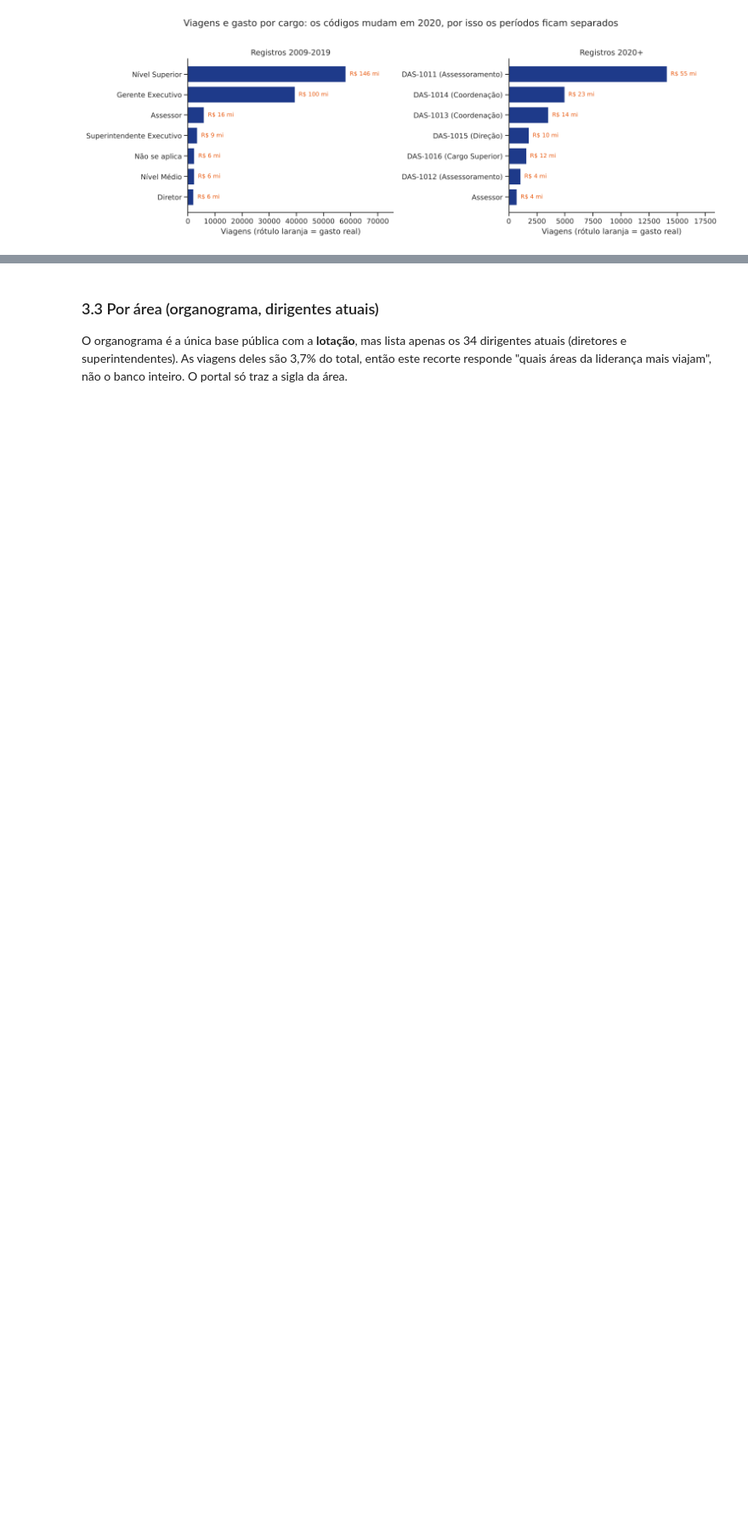
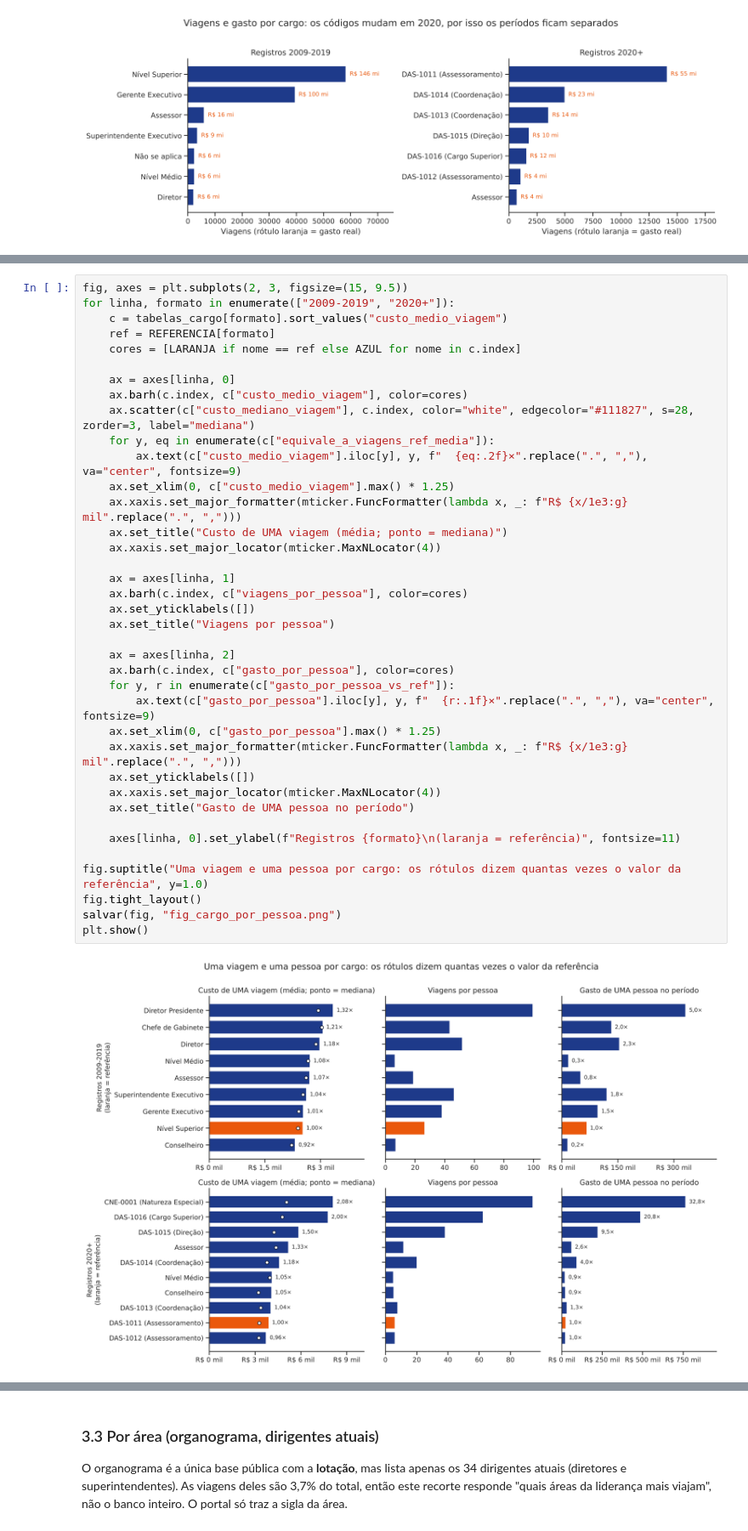
Before and after one commit to mochilicius/g2lingprog, a Jupyter notebook: notebooks/analise_exploratoria.ipynb, the cells around one changed output, grey strips where cells are left out. Shown at 85% size. Saved outputs shown, nothing was run; the diff lists cells and outputs as text; blank space fills up the shorter version.

```diff
--- a/notebooks/analise_exploratoria.ipynb
+++ b/notebooks/analise_exploratoria.ipynb
@@ -300,0 +362,40 @@ plt.show()
+# %%
+fig, axes = plt.subplots(2, 3, figsize=(15, 9.5))
+for linha, formato in enumerate(["2009-2019", "2020+"]):
+    c = tabelas_cargo[formato].sort_values("custo_medio_viagem")
+    ref = REFERENCIA[formato]
+    cores = [LARANJA if nome == ref else AZUL for nome in c.index]
+
+    ax = axes[linha, 0]
+    ax.barh(c.index, c["custo_medio_viagem"], color=cores)
+    ax.scatter(c["custo_mediano_viagem"], c.index, color="white", edgecolor="#111827", s=28, zorder=3, label="mediana")
+    for y, eq in enumerate(c["equivale_a_viagens_ref_media"]):
+        ax.text(c["custo_medio_viagem"].iloc[y], y, f"  {eq:.2f}×".replace(".", ","), va="center", fontsize=9)
+    ax.set_xlim(0, c["custo_medio_viagem"].max() * 1.25)
+    ax.xaxis.set_major_formatter(mticker.FuncFormatter(lambda x, _: f"R$ {x/1e3:g} mil".replace(".", ",")))
+    ax.set_title("Custo de UMA viagem (média; ponto = mediana)")
+    ax.xaxis.set_major_locator(mticker.MaxNLocator(4))
+
+    ax = axes[linha, 1]
+    ax.barh(c.index, c["viagens_por_pessoa"], color=cores)
+    ax.set_yticklabels([])
+    ax.set_title("Viagens por pessoa")
+
+    ax = axes[linha, 2]
+    ax.barh(c.index, c["gasto_por_pessoa"], color=cores)
+    for y, r in enumerate(c["gasto_por_pessoa_vs_ref"]):
+        ax.text(c["gasto_por_pessoa"].iloc[y], y, f"  {r:.1f}×".replace(".", ","), va="center", fontsize=9)
+    ax.set_xlim(0, c["gasto_por_pessoa"].max() * 1.25)
+    ax.xaxis.set_major_formatter(mticker.FuncFormatter(lambda x, _: f"R$ {x/1e3:g} mil".replace(".", ",")))
+    ax.set_yticklabels([])
+    ax.xaxis.set_major_locator(mticker.MaxNLocator(4))
+    ax.set_title("Gasto de UMA pessoa no período")
+
+    axes[linha, 0].set_ylabel(f"Registros {formato}\n(laranja = referência)", fontsize=11)
+
+fig.suptitle("Uma viagem e uma pessoa por cargo: os rótulos dizem quantas vezes o valor da referência", y=1.0)
+fig.tight_layout()
+salvar(fig, "fig_cargo_por_pessoa.png")
+plt.show()
+# %% [output]
+[figure, added]
```
Also changed, not shown: parts of 4 cells of this notebook, 3 other files.
